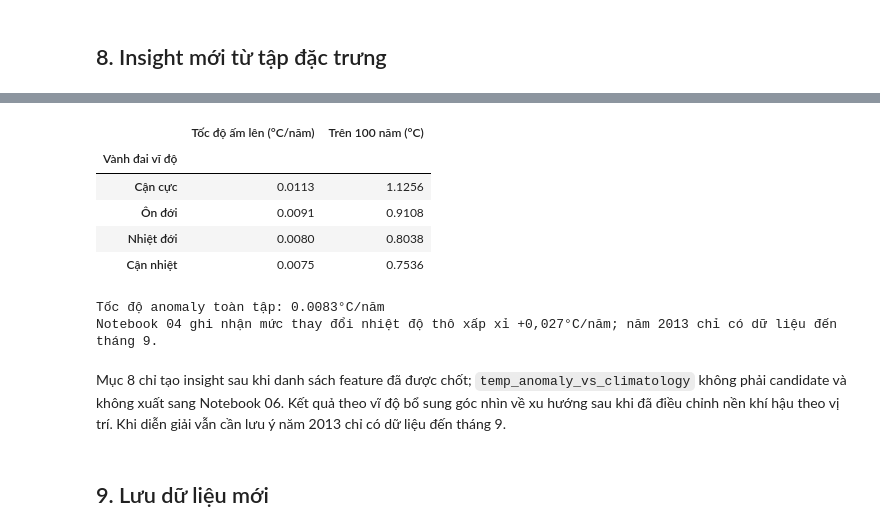
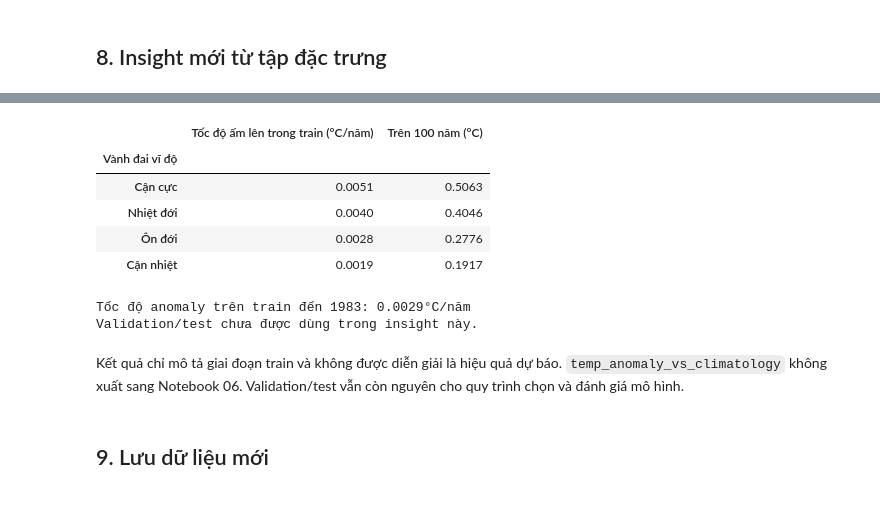
Before and after one commit to Sekaiiii1/Global-Surface-Temperature-Analysis, a Jupyter notebook: notebooks_v2/05_feature_engineering.ipynb, the cells around one changed output, grey strips where cells are left out. Cells and saved outputs as stored; diff of their text form; code cells hidden in the pictures; blank space fills up the shorter version.

```diff
--- a/notebooks_v2/05_feature_engineering.ipynb
+++ b/notebooks_v2/05_feature_engineering.ipynb
@@ -2060,10 +2170,11 @@ Cột này **không được dùng làm đặc trưng** vì nó suy ra trực ti
 # %%
-feature_df['temp_anomaly_vs_climatology'] = (
-    feature_df[TARGET_COLUMN] - feature_df['loc_month_climatology']
+insight_df = feature_df.loc[feature_fit_mask].copy()
+insight_df['temp_anomaly_vs_climatology'] = (
+    insight_df[TARGET_COLUMN] - insight_df['loc_month_climatology']
 ).astype('float32')
 
 anomaly_by_zone_year = (
-    feature_df.groupby(['latitude_zone', 'year'], observed=True)[
+    insight_df.groupby(['latitude_zone', 'year'], observed=True)[
         'temp_anomaly_vs_climatology'
     ]
     .mean()
@@ -2078,18 +2189,23 @@ for zone, zone_data in anomaly_by_zone_year.groupby('latitude_zone', observed=Tr
     ax.plot(smoothed.index, smoothed.to_numpy(), linewidth=2, label=str(zone))
 
 ax.axhline(0, color='black', linewidth=0.8, linestyle='--')
-ax.axvline(TRAIN_CUTOFF_YEAR, color='#8d99ae', linewidth=1.2, linestyle=':',
-           label=f'Mốc train {TRAIN_CUTOFF_YEAR}')
+ax.axvline(
+    FEATURE_SELECTION_START_YEAR, color='#8d99ae', linewidth=1.2,
+    linestyle=':', label=f'Bắt đầu chọn feature {FEATURE_SELECTION_START_YEAR}',
+)
 ax.set_xlabel('Năm', fontsize=11)
-ax.set_ylabel('Lệch chuẩn so với khí hậu bình thường (°C)', fontsize=11)
-ax.set_title('Nhiệt độ lệch chuẩn theo vành đai vĩ độ (trung bình trượt 10 năm)\n'
-             'Đã loại ảnh hưởng mùa vụ và vị trí',
-             fontsize=12, fontweight='bold')
+ax.set_ylabel('Lệch so với khí hậu bình thường (°C)', fontsize=11)
+ax.set_title(
+    'Anomaly theo vành đai vĩ độ — chỉ dùng train đến năm 1983',
+    fontsize=12, fontweight='bold',
+)
 ax.legend(fontsize=10)
 ax.grid(True, alpha=0.3)
 plt.tight_layout()
-plt.savefig(REPORT_IMAGES_DIR / '10_anomaly_by_latitude_zone.png', dpi=200,
-            bbox_inches='tight')
+plt.savefig(
+    REPORT_IMAGES_DIR / '10_anomaly_by_latitude_zone.png',
+    dpi=200, bbox_inches='tight',
+)
 print('Đã lưu: reports/images/10_anomaly_by_latitude_zone.png')
 plt.show()
 # %% [output]
@@ -2098,47 +2214,49 @@ plt.show()
 # %%
 def warming_rate(group: pd.DataFrame) -> float:
     """Độ dốc °C/năm của anomaly trung bình theo năm."""
     if len(group) < 10:
         return float('nan')
     slope, _ = np.polyfit(
         group['year'].to_numpy(dtype='float64'),
         group['temp_anomaly_vs_climatology'].to_numpy(dtype='float64'),
         1,
     )
     return float(slope)
 
 
 warming_by_zone = (
     anomaly_by_zone_year.groupby('latitude_zone', observed=True)[
         ['year', 'temp_anomaly_vs_climatology']
     ]
     .apply(warming_rate)
     .sort_values(ascending=False)
-    .to_frame('Tốc độ ấm lên (°C/năm)')
+    .to_frame('Tốc độ ấm lên trong train (°C/năm)')
     .rename_axis('Vành đai vĩ độ')
 )
-warming_by_zone['Trên 100 năm (°C)'] = warming_by_zone['Tốc độ ấm lên (°C/năm)'] * 100
+warming_by_zone['Trên 100 năm (°C)'] = (
+    warming_by_zone['Tốc độ ấm lên trong train (°C/năm)'] * 100
+)
 display(warming_by_zone)
 
 overall_slope = warming_rate(
-    feature_df.groupby('year', observed=True)['temp_anomaly_vs_climatology']
+    insight_df.groupby('year', observed=True)['temp_anomaly_vs_climatology']
     .mean()
     .reset_index()
 )
-print(f'Tốc độ anomaly toàn tập: {overall_slope:.4f}°C/năm')
-print('Notebook 04 ghi nhận mức thay đổi nhiệt độ thô xấp xỉ +0,027°C/năm; '
-      'năm 2013 chỉ có dữ liệu đến tháng 9.')
+print(f'Tốc độ anomaly trên train đến {FEATURE_FIT_CUTOFF_YEAR}: '
+      f'{overall_slope:.4f}°C/năm')
+print('Validation/test chưa được dùng trong insight này.')
 # %% [output]
-|  | Tốc độ ấm lên (°C/năm) | Trên 100 năm (°C) |
+|  | Tốc độ ấm lên trong train (°C/năm) | Trên 100 năm (°C) |
 | Vành đai vĩ độ |  |  |
-| Cận cực | 0.0113 | 1.1256 |
-| Ôn đới | 0.0091 | 0.9108 |
-| Nhiệt đới | 0.0080 | 0.8038 |
-| Cận nhiệt | 0.0075 | 0.7536 |
+| Cận cực | 0.0051 | 0.5063 |
+| Nhiệt đới | 0.0040 | 0.4046 |
+| Ôn đới | 0.0028 | 0.2776 |
+| Cận nhiệt | 0.0019 | 0.1917 |
-Tốc độ anomaly toàn tập: 0.0083°C/năm
-Notebook 04 ghi nhận mức thay đổi nhiệt độ thô xấp xỉ +0,027°C/năm; năm 2013 chỉ có dữ liệu đến tháng 9.
+Tốc độ anomaly trên train đến 1983: 0.0029°C/năm
+Validation/test chưa được dùng trong insight này.
 # %% [markdown]
-Mục 8 chỉ tạo insight sau khi danh sách feature đã được chốt; `temp_anomaly_vs_climatology` không phải candidate và không xuất sang Notebook 06. Kết quả theo vĩ độ bổ sung góc nhìn về xu hướng sau khi đã điều chỉnh nền khí hậu theo vị trí. Khi diễn giải vẫn cần lưu ý năm 2013 chỉ có dữ liệu đến tháng 9.
+Kết quả chỉ mô tả giai đoạn train và không được diễn giải là hiệu quả dự báo. `temp_anomaly_vs_climatology` không xuất sang Notebook 06. Validation/test vẫn còn nguyên cho quy trình chọn và đánh giá mô hình.
 # %% [markdown]
 ## 9. Lưu dữ liệu mới
 # %% [markdown]
```
Also changed, not shown: parts of 52 cells of this notebook, 23 other files.
